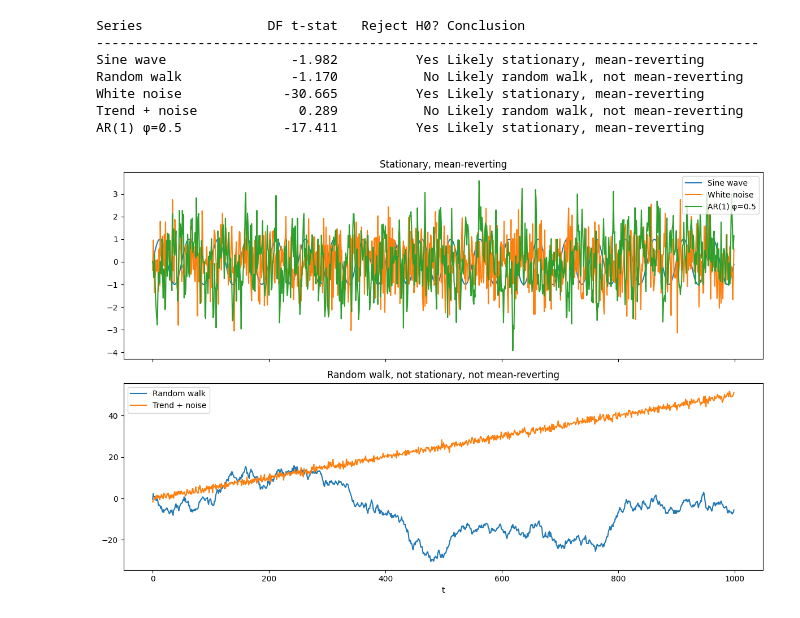
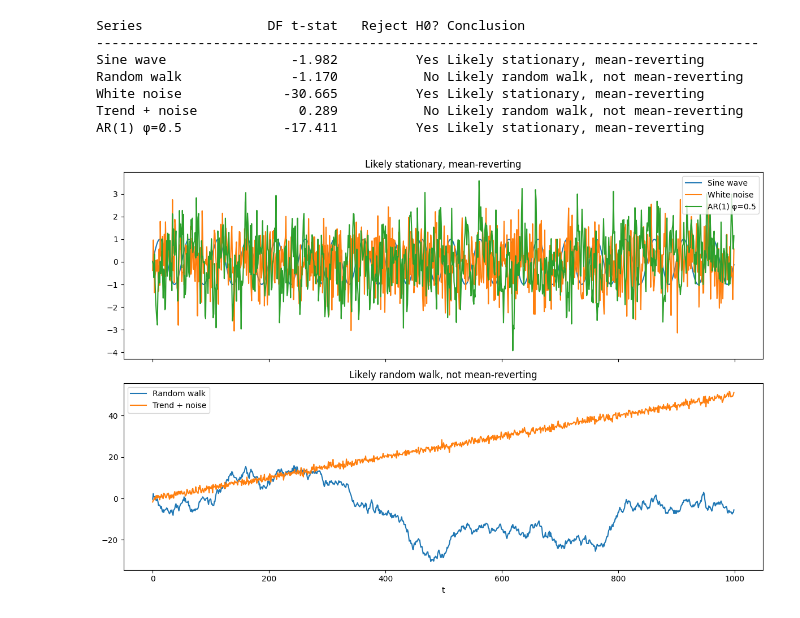
Before and after one commit to mtrencseni/playground, a Jupyter notebook: Dickey-Fuller.ipynb, the cells around one changed output. Saved outputs shown, nothing was run; the diff lists cells and outputs as text; code cells hidden in the pictures.

```diff
--- a/Dickey-Fuller.ipynb
+++ b/Dickey-Fuller.ipynb
@@ -108,20 +108,20 @@ AR(1) φ=0.5             -17.411          Yes Likely stationary, mean-reverting
 # %%
 # Group names for plotting
 group1 = ['Sine wave', 'White noise', 'AR(1) φ=0.5']
 group2 = ['Random walk', 'Trend + noise']
 fig, (ax1, ax2) = plt.subplots(2, 1, figsize=(12, 8), sharex=True)
 # Plot group 1
 for name in group1:
     ax1.plot(t, series[name], label=name)
-ax1.set_title('Stationary, mean-reverting')
+ax1.set_title('Likely stationary, mean-reverting')
 ax1.legend(loc='upper right')
 # Plot group 2
 for name in group2:
     ax2.plot(t, series[name], label=name)
-ax2.set_title('Random walk, not stationary, not mean-reverting')
+ax2.set_title('Likely random walk, not mean-reverting')
 ax2.legend(loc='upper left')
 ax2.set_xlabel('t')
 plt.tight_layout()
 plt.show()
 # %% [output]
-[figure, old version]
+[figure, new version]
```
